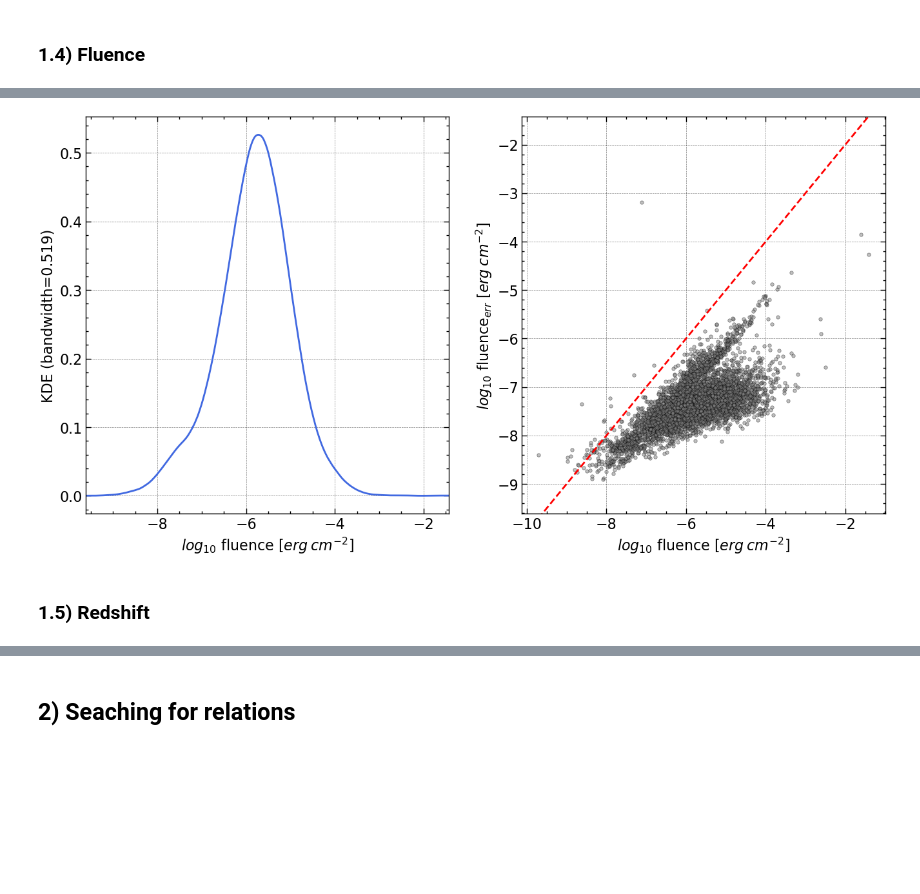
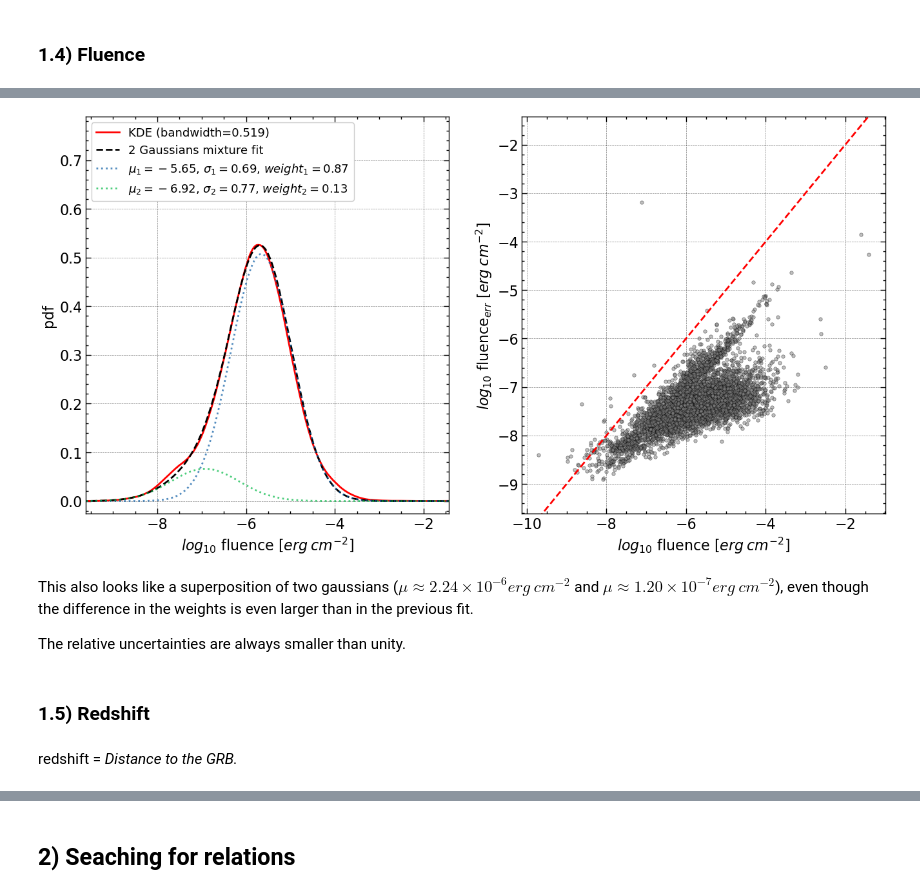
Before and after one commit to M-Bianchi/astrostatistics_bicocca_2024, a Jupyter notebook: working/W13_gamma_ray_bursts.ipynb, the cells around one changed output, grey strips where cells are left out. Saved outputs shown, nothing was run; the diff lists cells and outputs as text; code cells hidden in the pictures; blank space fills up the shorter version.

```diff
--- a/working/W13_gamma_ray_bursts.ipynb
+++ b/working/W13_gamma_ray_bursts.ipynb
@@ -217,12 +279,19 @@ fluence_err = [1.2548e-08 3.9844e-08 2.3529e-08 ... 1.0496e-08 1.7015e-08 1.8857
 # %%
 temp = fluence_err[mask_fluence].copy()
 temp[temp>0] = np.log10(temp[temp>0])
 fig, axes = Plot1D(np.log10(fluence[mask_fluence]), temp,
-                   x_label='$log_{10}$ fluence $[erg \: cm^{-2}]$', y_label='$log_{10}$ fluence$_{err}$ $[erg \: cm^{-2}]$')
+                   x_label='$log_{10}$ fluence $[erg \: cm^{-2}]$', y_label='$log_{10}$ fluence$_{err}$ $[erg \: cm^{-2}]$',
+                   GaussMix_n_components=2, means_init=[[-5.7], [-7.2]])
 # %% [output]
-[figure, old version]
+[figure, new version]
+# %% [markdown]
+This also looks like a superposition of two gaussians ($\mu \approx 2.24 \times 10^{-6} erg \: cm^{-2}$ and $\mu \approx 1.20 \times 10^{-7} erg \: cm^{-2}$), even though the difference in the weights is even larger than in the previous fit.
+
+The relative uncertainties are always smaller than unity.
 # %% [markdown]
 ### 1.5) Redshift
+# %% [markdown]
+redshift = *Distance to the GRB.*
 # %%
 redshift = np.array(data['redshift'], dtype=float)
 mask_redshift = redshift > 0
```
Also changed, not shown: parts of 50 cells of this notebook, 1 other file.
